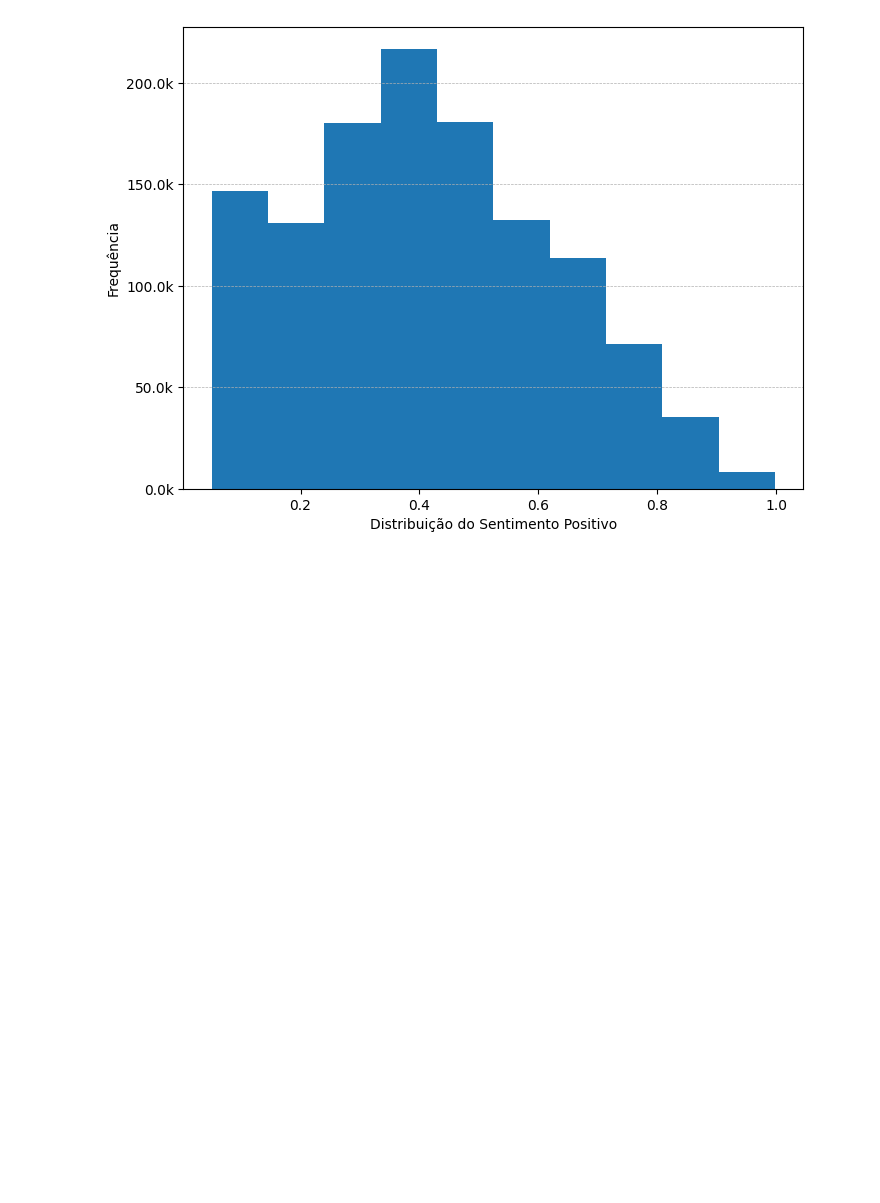
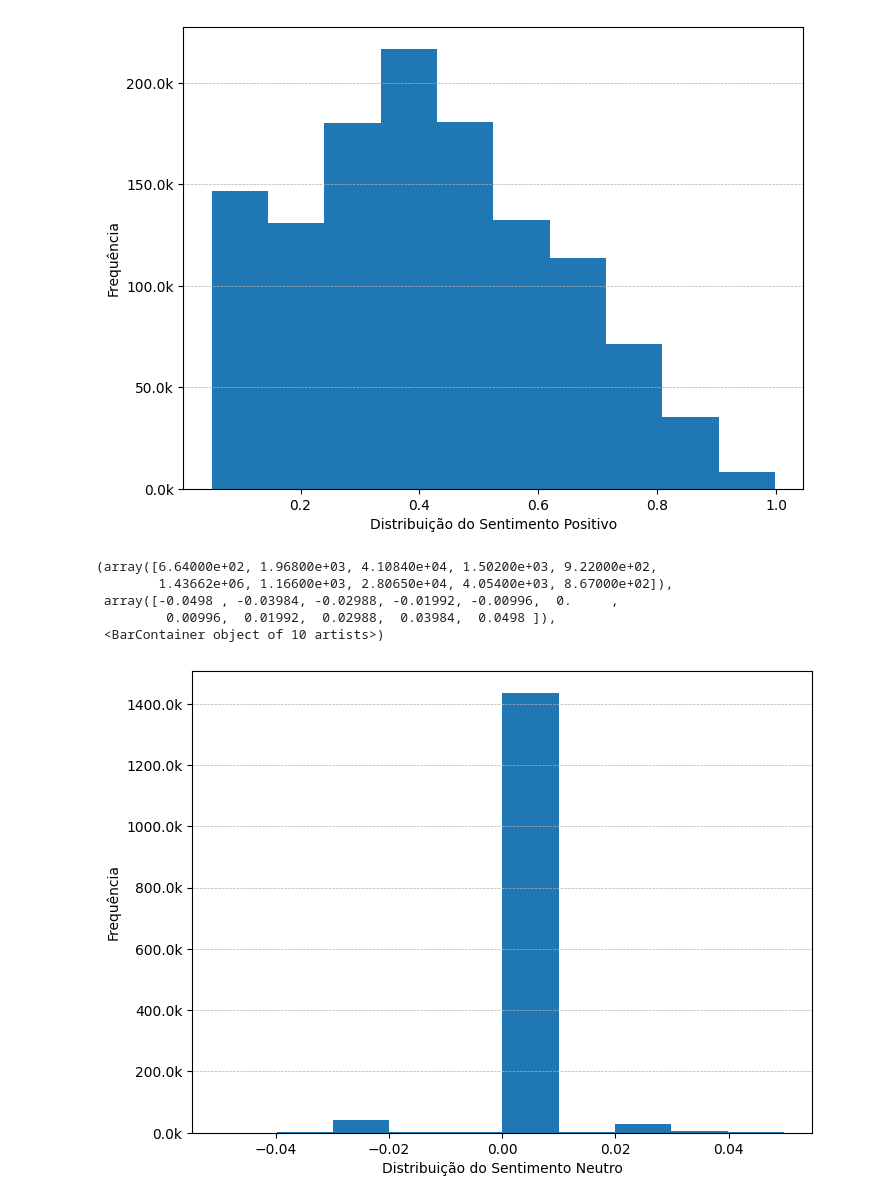
Before and after one commit to lucasmalakin/flamel, a Jupyter notebook: notebooks/merging_pt_brazil.ipynb, the cells around one changed output. Drawn from its saved outputs; the diff is of its cells as text; code cells hidden in the pictures; blank space fills up the shorter version.

```diff
--- a/notebooks/merging_pt_brazil.ipynb
+++ b/notebooks/merging_pt_brazil.ipynb
@@ -292,4 +281,26 @@ ax.hist(df_['sentiment_value'], bins=10)
         0.71407, 0.80888, 0.90369, 0.9985 ]),
  <BarContainer object of 10 artists>)
 [figure]
+# %%
+df_ = df[(df['sentiment'] == 'Neutro')]
+
+def thousands(x, pos):
+    'The two args are the value and tick position'
+    return '%1.1fk' % (x*1e-3)
+
+formatter = FuncFormatter(thousands)
+
+fig, ax = plt.subplots(figsize = (8, 6))
+plt.xlabel("Distribuição do Sentimento Neutro")
+plt.ylabel("Frequência")
+plt.grid(axis = 'y', linestyle = '--', linewidth = 0.5)
+ax.yaxis.set_major_formatter(formatter)
+ax.hist(df_['sentiment_value'], bins=10)
+# %% [output]
+(array([6.64000e+02, 1.96800e+03, 4.10840e+04, 1.50200e+03, 9.22000e+02,
+        1.43662e+06, 1.16600e+03, 2.80650e+04, 4.05400e+03, 8.67000e+02]),
+ array([-0.0498 , -0.03984, -0.02988, -0.01992, -0.00996,  0.     ,
+         0.00996,  0.01992,  0.02988,  0.03984,  0.0498 ]),
+ <BarContainer object of 10 artists>)
+[figure, added]
 # %%
```
Also changed, not shown: parts of 3 cells of this notebook, 3 other files.
